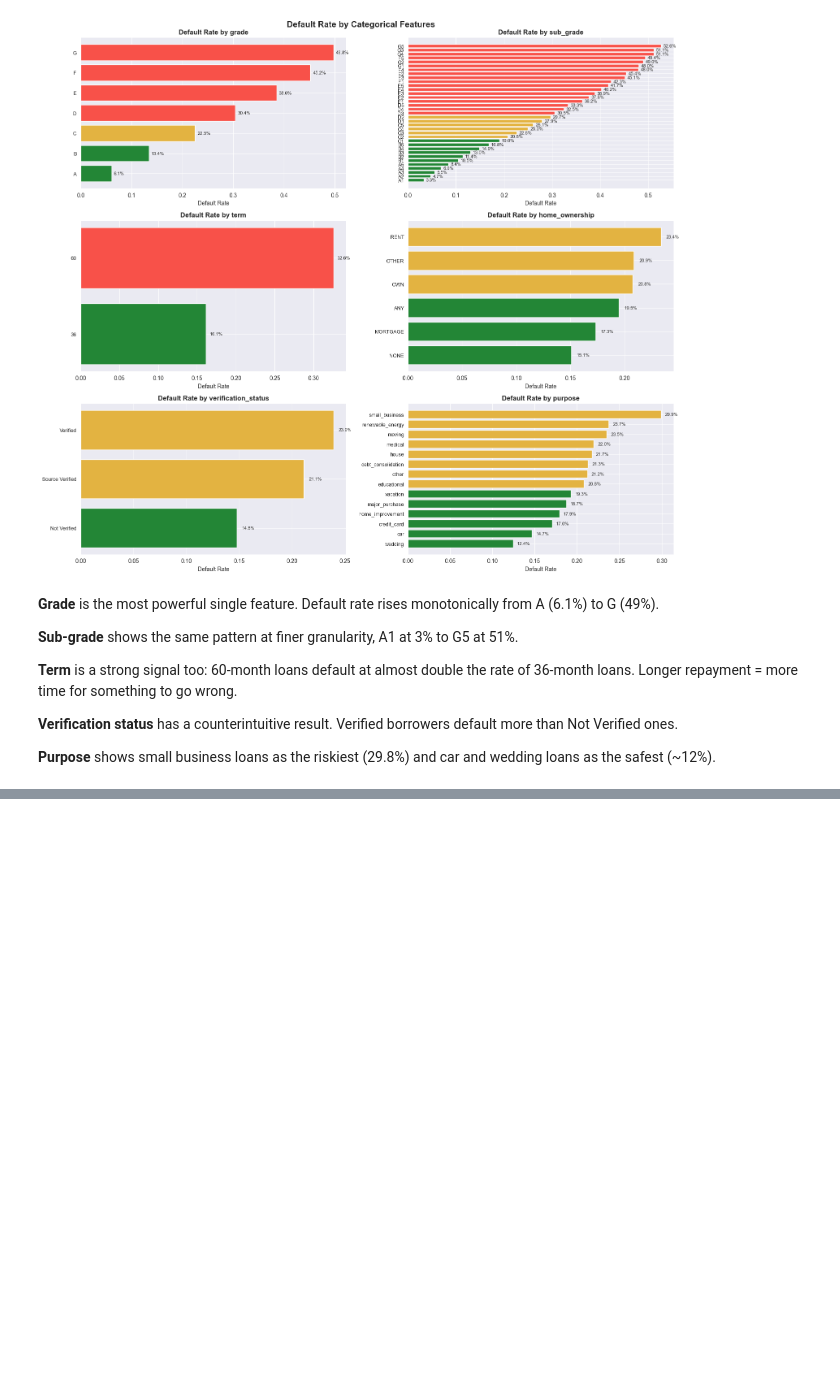
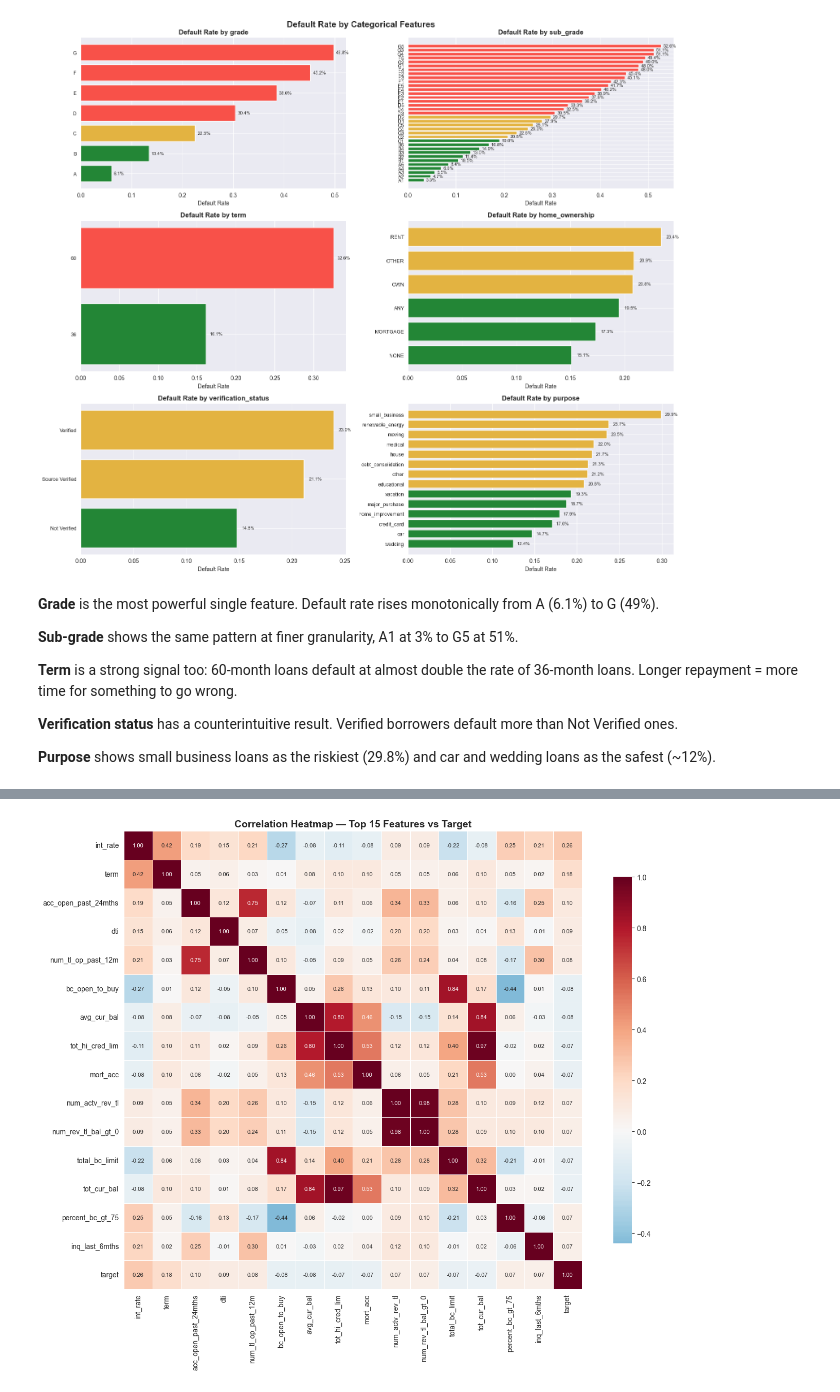
Before and after one commit to AhmedInv40/Predicting-Loan-Default, a Jupyter notebook: PredictingLoanDefault.ipynb, the cells around one changed output, grey strips where cells are left out. Cells and saved outputs as stored; diff of their text form; code cells hidden in the pictures; blank space fills up the shorter version.

```diff
--- a/PredictingLoanDefault.ipynb
+++ b/PredictingLoanDefault.ipynb
@@ -757,0 +762,13 @@ plt.show()
+# %%
+numeric_cols = loans.select_dtypes(include=[np.number]).columns.tolist()
+numeric_cols = [c for c in numeric_cols if c != 'target']
+
+target_corr = loans[numeric_cols].corrwith(loans['target']).sort_values()
+
+print('Top 10 positively correlated with default:')
+for col, val in target_corr.tail(10).items():
+    print(f'  {col:35s} {val:+.4f}')
+
+print('\nTop 10 negatively correlated with default:')
+for col, val in target_corr.head(10).items():
+    print(f'  {col:35s} {val:+.4f}')
@@ -757,0 +793,19 @@ plt.show()
+# %%
+top_features = (target_corr.abs()
+                .sort_values(ascending=False)
+                .head(15)
+                .index.tolist())
+
+corr_matrix = loans[top_features + ['target']].corr()
+
+fig, ax = plt.subplots(figsize=(14, 11))
+sns.heatmap(corr_matrix, annot=True, fmt='.2f', cmap='RdBu_r', center=0,
+            square=True, linewidths=0.5, ax=ax,
+            annot_kws={'fontsize': 8},
+            cbar_kws={'shrink': 0.8})
+
+ax.set_title('Correlation Heatmap — Top 15 Features vs Target', fontsize=14, fontweight='bold')
+plt.tight_layout()
+plt.show()
+# %% [output]
+[figure, added]
```
Also changed, not shown: parts of 15 cells of this notebook.
